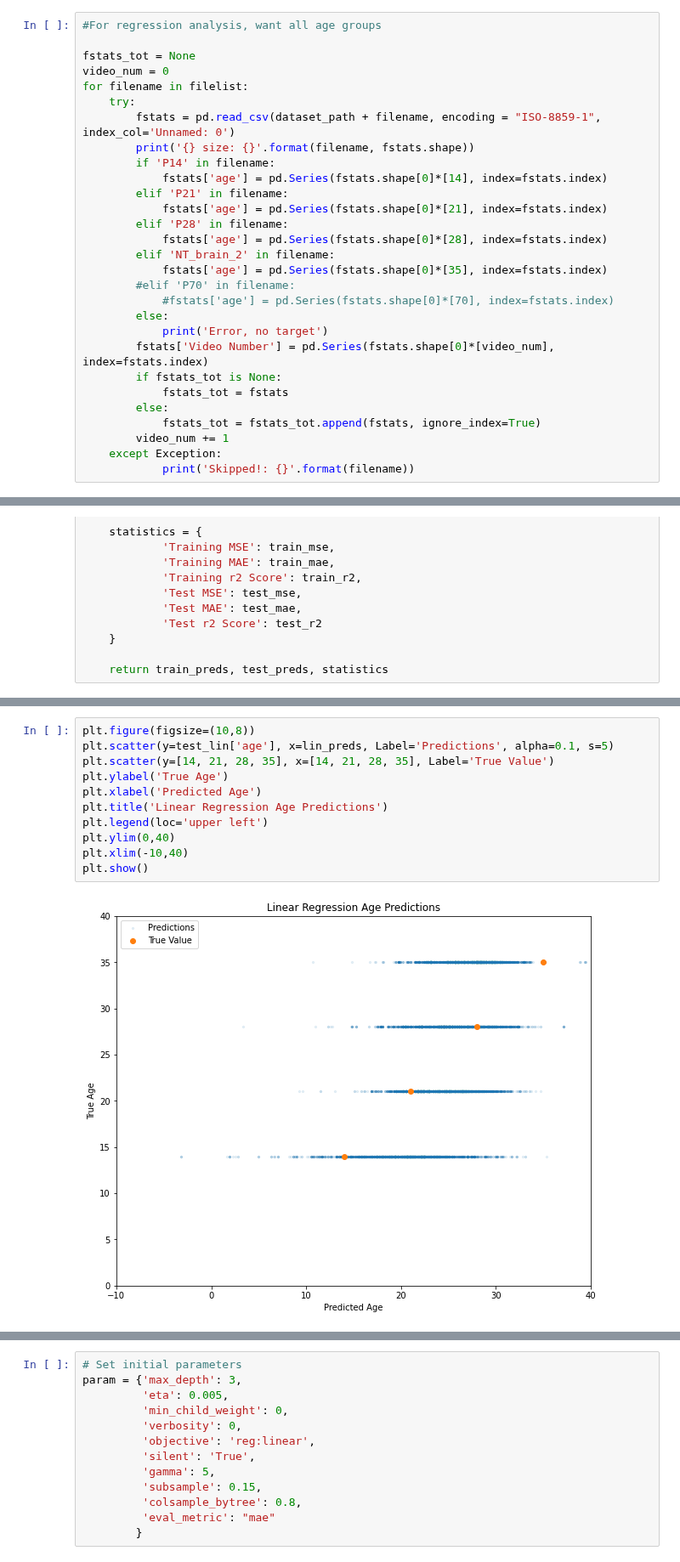
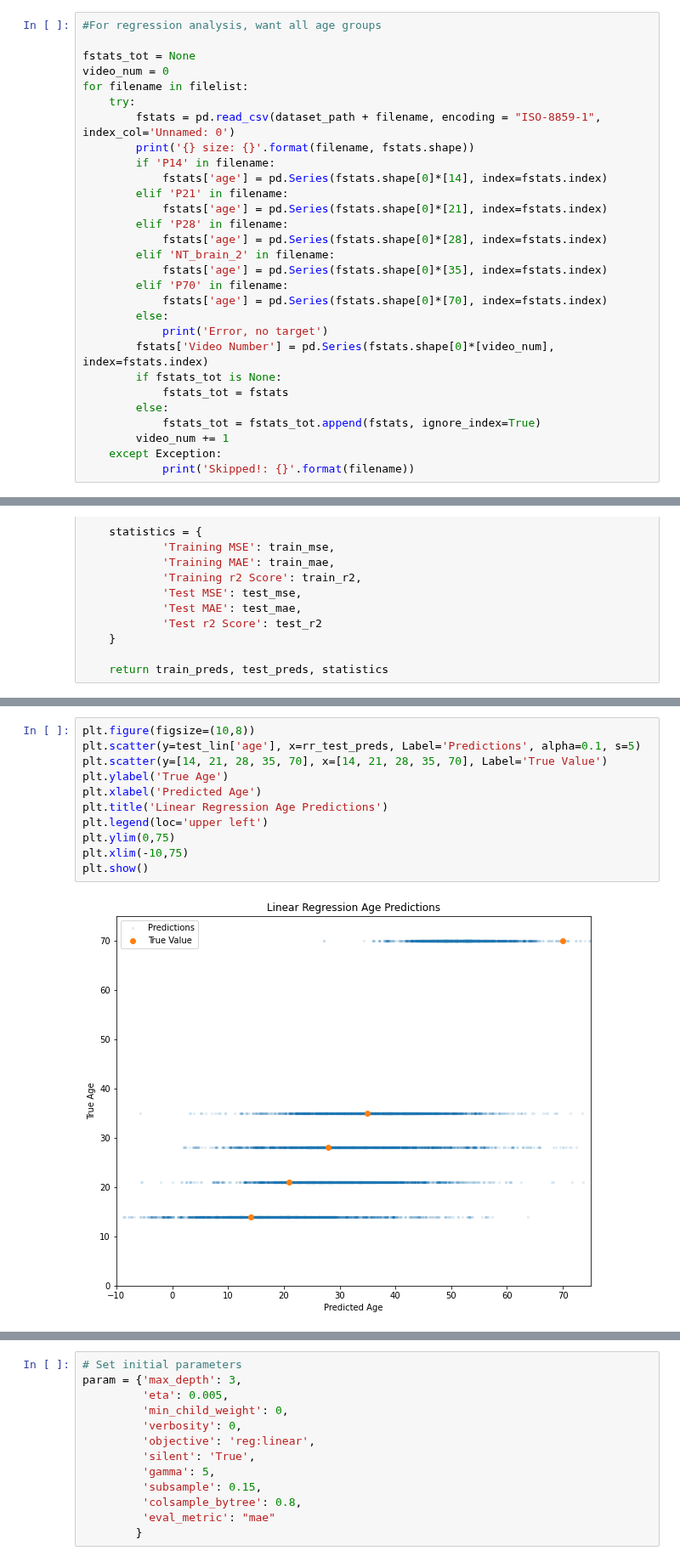
Before and after one commit to Nance-Lab/diff_predictor, a Jupyter notebook: notebooks/age_regression.ipynb, the cells around one changed output, grey strips where cells are left out. Shown at 85% size. Saved outputs shown, nothing was run; the diff lists cells and outputs as text.

```diff
--- a/notebooks/age_regression.ipynb
+++ b/notebooks/age_regression.ipynb
@@ -83,8 +83,8 @@ for filename in filelist:
             fstats['age'] = pd.Series(fstats.shape[0]*[28], index=fstats.index)
         elif 'NT_brain_2' in filename:
             fstats['age'] = pd.Series(fstats.shape[0]*[35], index=fstats.index)
-        #elif 'P70' in filename:
-            #fstats['age'] = pd.Series(fstats.shape[0]*[70], index=fstats.index)
+        elif 'P70' in filename:
+            fstats['age'] = pd.Series(fstats.shape[0]*[70], index=fstats.index)
         else:
             print('Error, no target')
         fstats['Video Number'] = pd.Series(fstats.shape[0]*[video_num], index=fstats.index)
@@ -413,16 +512,16 @@ print(lin_stats)
 # %%
 plt.figure(figsize=(10,8))
-plt.scatter(y=test_lin['age'], x=lin_preds, Label='Predictions', alpha=0.1, s=5)
-plt.scatter(y=[14, 21, 28, 35], x=[14, 21, 28, 35], Label='True Value')
+plt.scatter(y=test_lin['age'], x=rr_test_preds, Label='Predictions', alpha=0.1, s=5)
+plt.scatter(y=[14, 21, 28, 35, 70], x=[14, 21, 28, 35, 70], Label='True Value')
 plt.ylabel('True Age')
 plt.xlabel('Predicted Age')
 plt.title('Linear Regression Age Predictions')
 plt.legend(loc='upper left')
-plt.ylim(0,40)
-plt.xlim(-10,40)
+plt.ylim(0,75)
+plt.xlim(-10,75)
 plt.show()
 # %% [output]
-[figure, old version]
+[figure, new version]
 # %%
 rr_model = Ridge()
 rr_train_preds, rr_test_preds, rr_stats = get_linear_preds(rr_model, train_lin, test_lin, linear_features, 'age')
```
Also changed, not shown: parts of 19 cells of this notebook, 24 other files.
